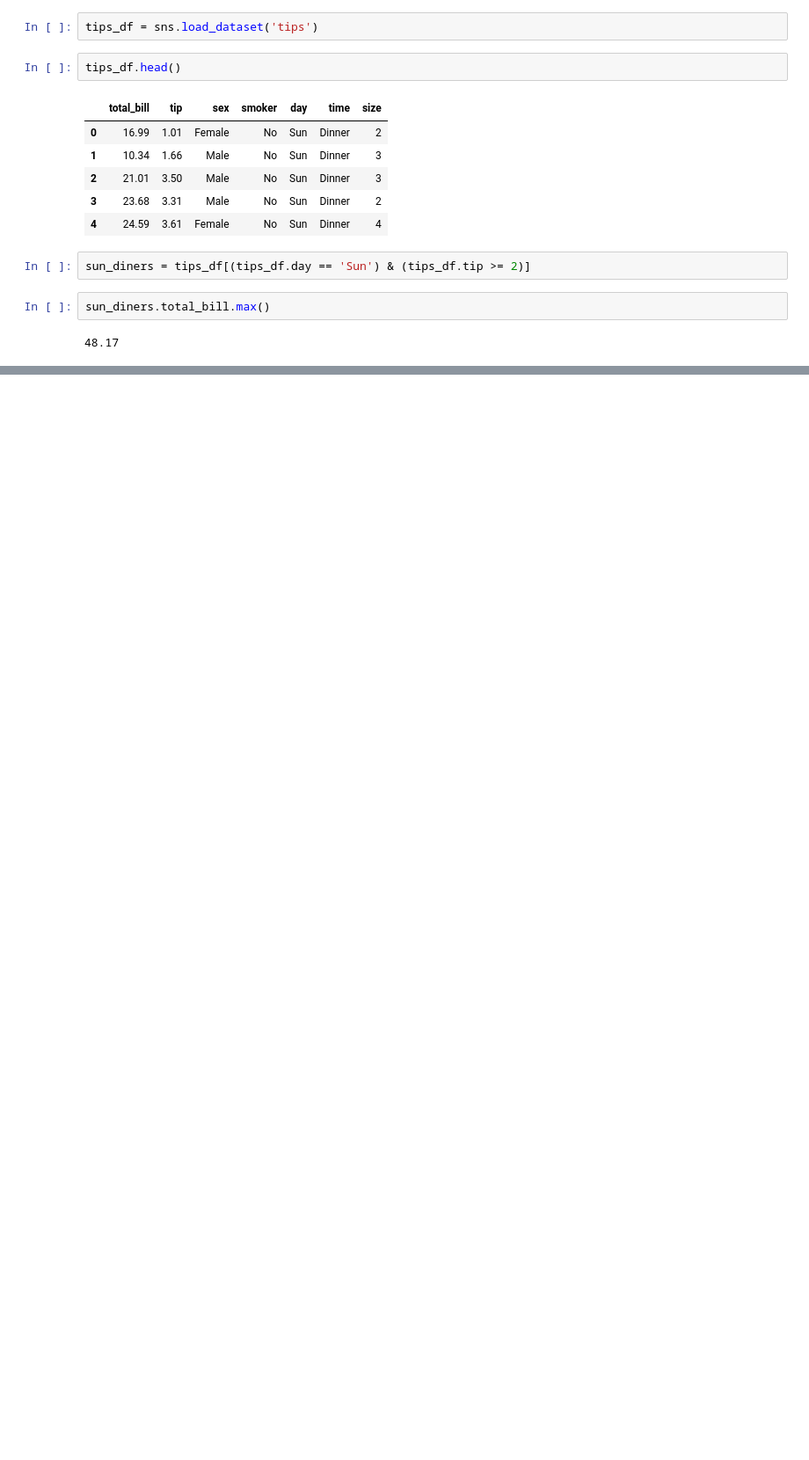
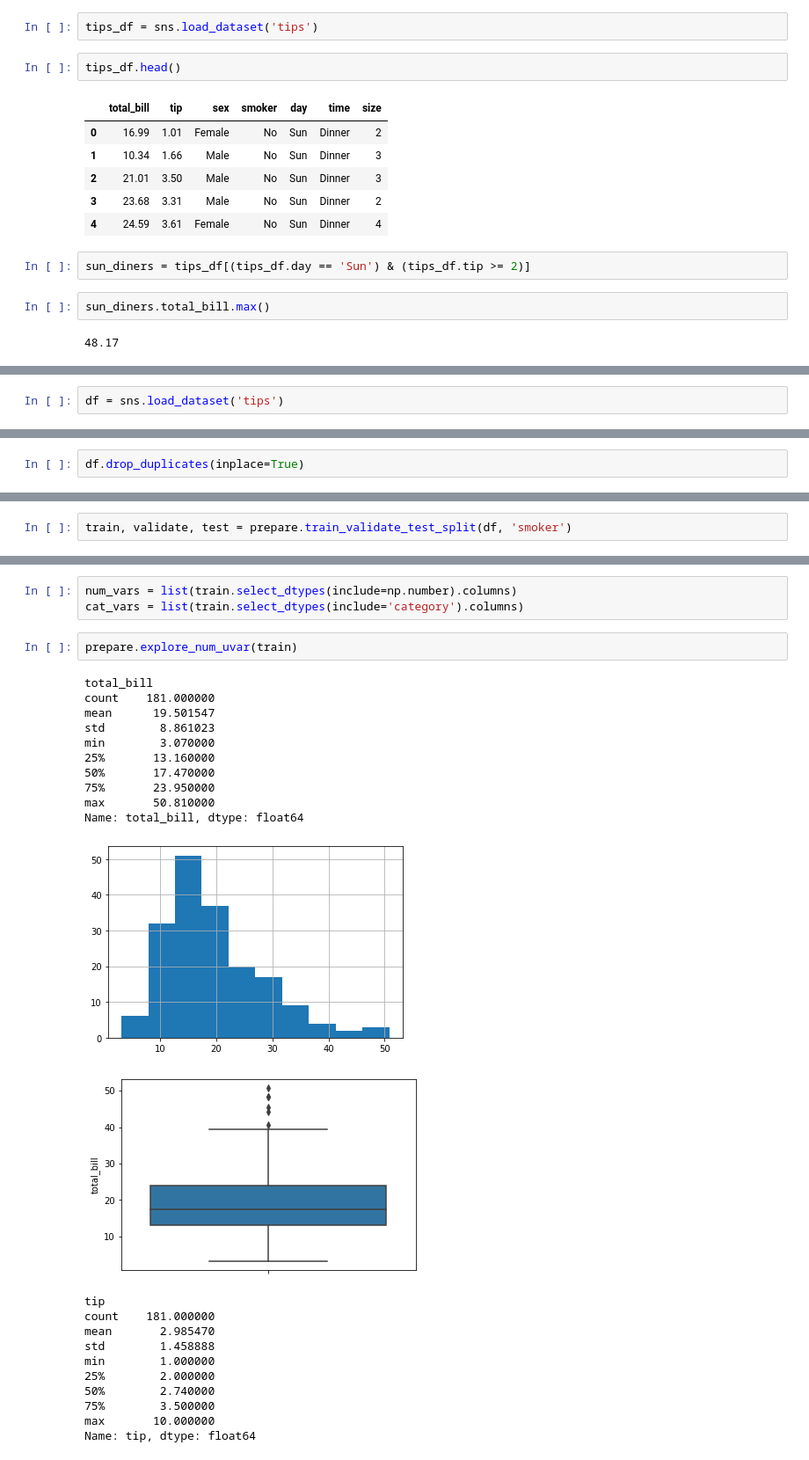
Before and after one commit to markydoug/classification-exercises, a Jupyter notebook: Warmup.ipynb, the cells around one changed output, grey strips where cells are left out. Shown: that part at 88% size. Saved outputs shown, nothing was run; the diff lists cells and outputs as text; blank space fills up the shorter version.

```diff
--- a/Warmup.ipynb
+++ b/Warmup.ipynb
@@ -99,0 +111,2 @@ sun_diners.total_bill.max()
+# %%
+df = sns.load_dataset('tips')
@@ -99,0 +155,2 @@ sun_diners.total_bill.max()
+# %%
+df.drop_duplicates(inplace=True)
@@ -99,0 +161,2 @@ sun_diners.total_bill.max()
+# %%
+train, validate, test = prepare.train_validate_test_split(df, 'smoker')
@@ -99,0 +167,28 @@ sun_diners.total_bill.max()
+# %%
+num_vars = list(train.select_dtypes(include=np.number).columns)
+cat_vars = list(train.select_dtypes(include='category').columns)
+# %%
+prepare.explore_num_uvar(train)
+# %% [output]
+total_bill
+count    181.000000
+mean      19.501547
+std        8.861023
+min        3.070000
+25%       13.160000
+50%       17.470000
+75%       23.950000
+max       50.810000
+Name: total_bill, dtype: float64
+[figure, added]
+[figure, added]
+tip
+count    181.000000
+mean       2.985470
+std        1.458888
+min        1.000000
+25%        2.000000
+50%        2.740000
+75%        3.500000
+max       10.000000
+Name: tip, dtype: float64
```
Also changed, not shown: parts of 12 cells of this notebook.
